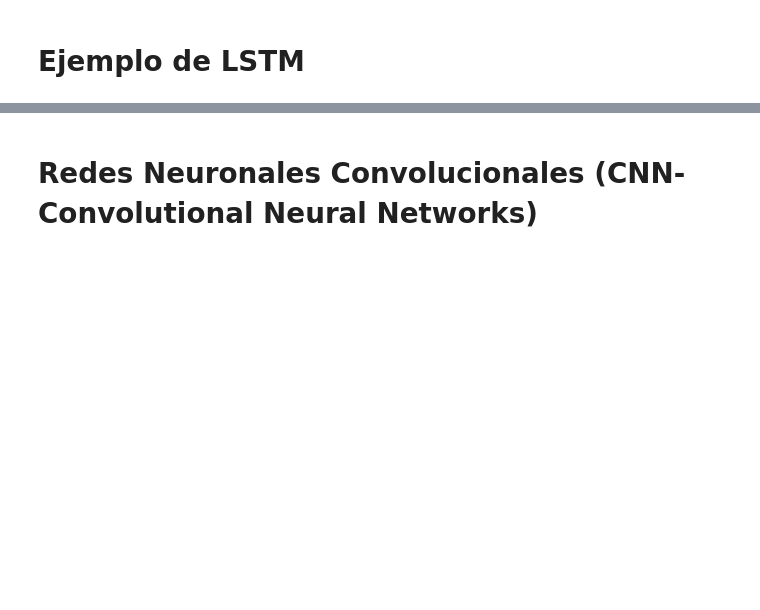
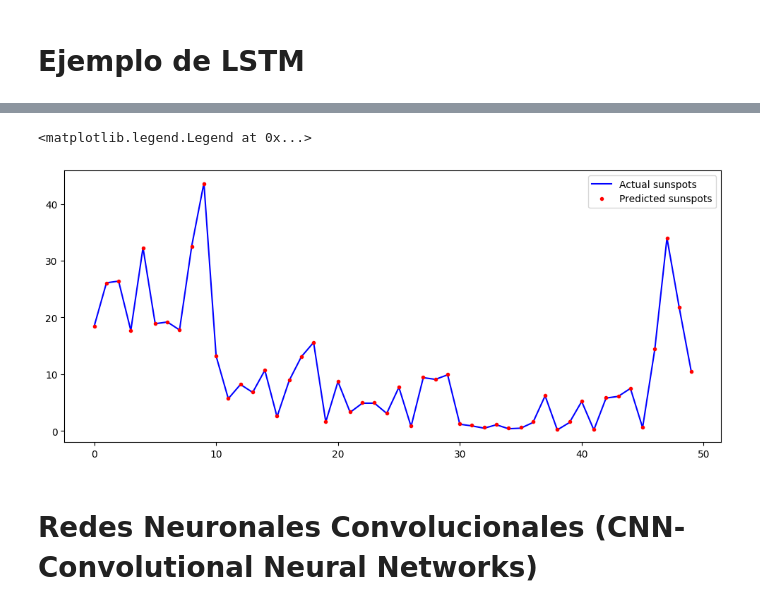
Before and after one commit to Miguel-Sanabria/CD-DataScience, a Jupyter notebook: 11-NeuralNetworks/11-NeuralNetworks.ipynb, the cells around one changed output, grey strips where cells are left out. Drawn from its saved outputs; the diff is of its cells as text; code cells hidden in the pictures; blank space fills up the shorter version.

Commit message:
Última actualización clase 11-NeuralNetworks

```diff
--- a/11-NeuralNetworks/11-NeuralNetworks.ipynb
+++ b/11-NeuralNetworks/11-NeuralNetworks.ipynb
@@ -609,8 +710,11 @@ preds = model.predict(generator_test)
 # %%
 plt.figure(figsize = (12, 5))
-plt.plot(scaler.inverse_transform(test_days), label='Actual sunspots')
-plt.plot(scaler.inverse_transform(preds), label='Predicted sunspots')
+plt.plot(scaler.inverse_transform(test_days),'b-',label='Actual sunspots')
+plt.plot(scaler.inverse_transform(preds.reshape(-1,1)), 'r.' ,label='Predicted sunspots')
 plt.legend()
+# %% [output]
+<matplotlib.legend.Legend at 0x...>
+[figure, added]
 # %% [markdown]
 # Redes Neuronales Convolucionales (CNN-Convolutional Neural Networks)
 # %% [markdown]
```
Also changed, not shown: parts of 12 cells of this notebook.
